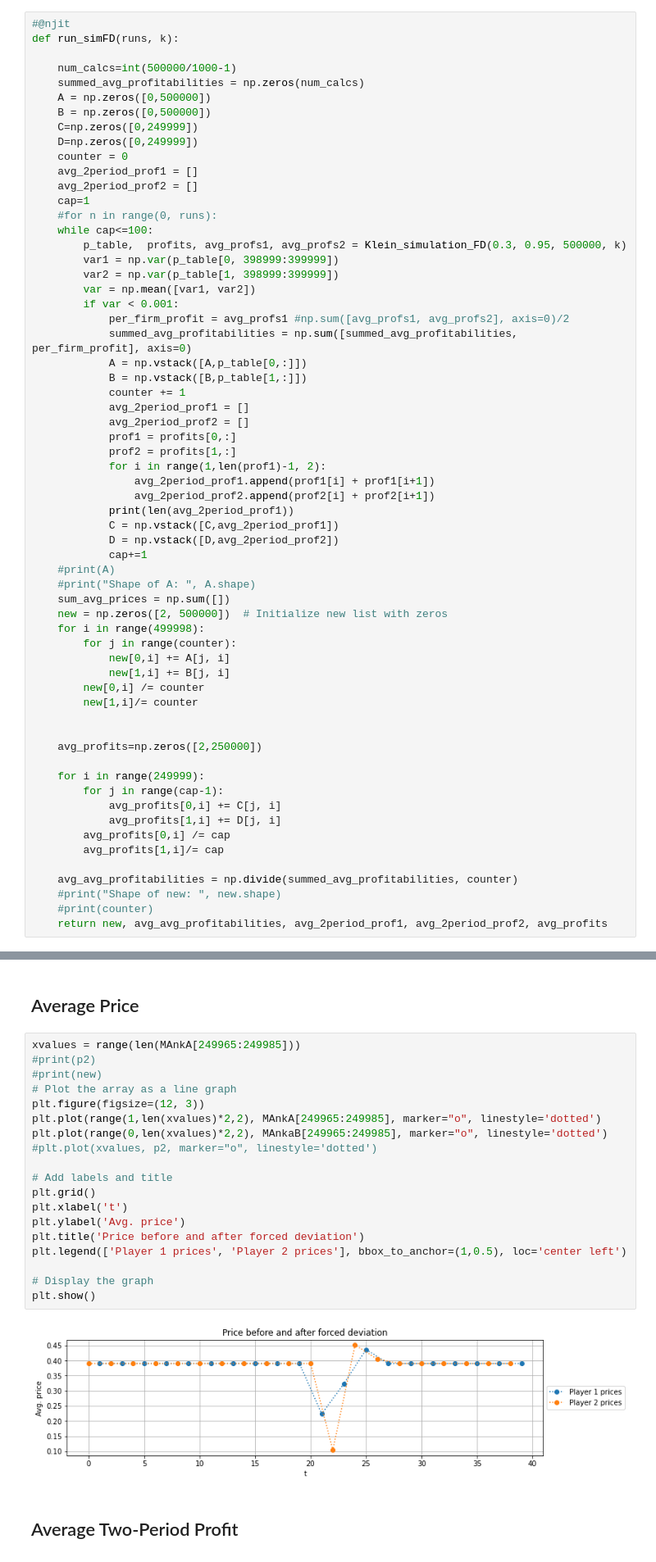
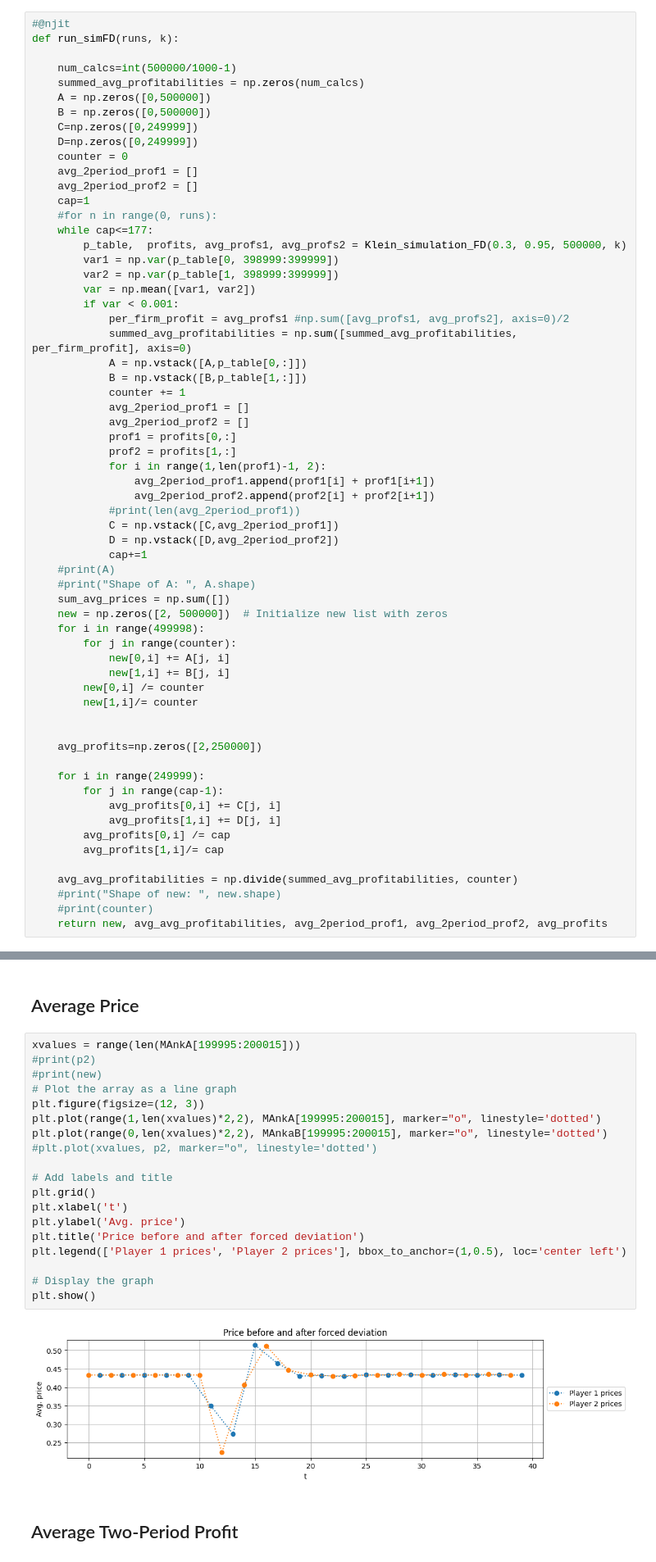
Before and after one commit to nicklasbusk/Bachelorprojekt, a Jupyter notebook: Code/final2.ipynb, the cells around one changed output, grey strips where cells are left out. Shown: that part at 82% size. Cells and saved outputs as stored; diff of their text form.

```diff
--- a/Code/final2.ipynb
+++ b/Code/final2.ipynb
@@ -277,7 +277,7 @@ def run_simFD(runs, k):
     avg_2period_prof2 = []
     cap=1
     #for n in range(0, runs):
-    while cap<=100:
+    while cap<=177:
         p_table,  profits, avg_profs1, avg_profs2 = Klein_simulation_FD(0.3, 0.95, 500000, k)
         var1 = np.var(p_table[0, 398999:399999])
         var2 = np.var(p_table[1, 398999:399999])
@@ -295,7 +295,7 @@ def run_simFD(runs, k):
             for i in range(1,len(prof1)-1, 2):
                 avg_2period_prof1.append(prof1[i] + prof1[i+1])
                 avg_2period_prof2.append(prof2[i] + prof2[i+1])
-            print(len(avg_2period_prof1))
+            #print(len(avg_2period_prof1))
             C = np.vstack([C,avg_2period_prof1])
             D = np.vstack([D,avg_2period_prof2])
             cap+=1
@@ -338,25 +336,25 @@ MAnkaB=Monk[1,::2]
 # %% [markdown]
 ## Average Price
 # %%
-xvalues = range(len(MAnkA[249965:249985]))
+xvalues = range(len(MAnkA[199995:200015]))
 #print(p2)
 #print(new)
 # Plot the array as a line graph
 plt.figure(figsize=(12, 3))
-plt.plot(range(1,len(xvalues)*2,2), MAnkA[249965:249985], marker="o", linestyle='dotted')
-plt.plot(range(0,len(xvalues)*2,2), MAnkaB[249965:249985], marker="o", linestyle='dotted')
+plt.plot(range(1,len(xvalues)*2,2), MAnkA[199995:200015], marker="o", linestyle='dotted')
+plt.plot(range(0,len(xvalues)*2,2), MAnkaB[199995:200015], marker="o", linestyle='dotted')
 #plt.plot(xvalues, p2, marker="o", linestyle='dotted')
 
 # Add labels and title
 plt.grid()
 plt.xlabel('t')
 plt.ylabel('Avg. price')
 plt.title('Price before and after forced deviation')
 plt.legend(['Player 1 prices', 'Player 2 prices'], bbox_to_anchor=(1,0.5), loc='center left')
 
 # Display the graph
 plt.show()
 # %% [output]
-[figure, old version]
+[figure, new version]
 # %% [markdown]
 ## Average Two-Period Profit
```
Also changed, not shown: parts of 10 cells of this notebook, 1 other file.
